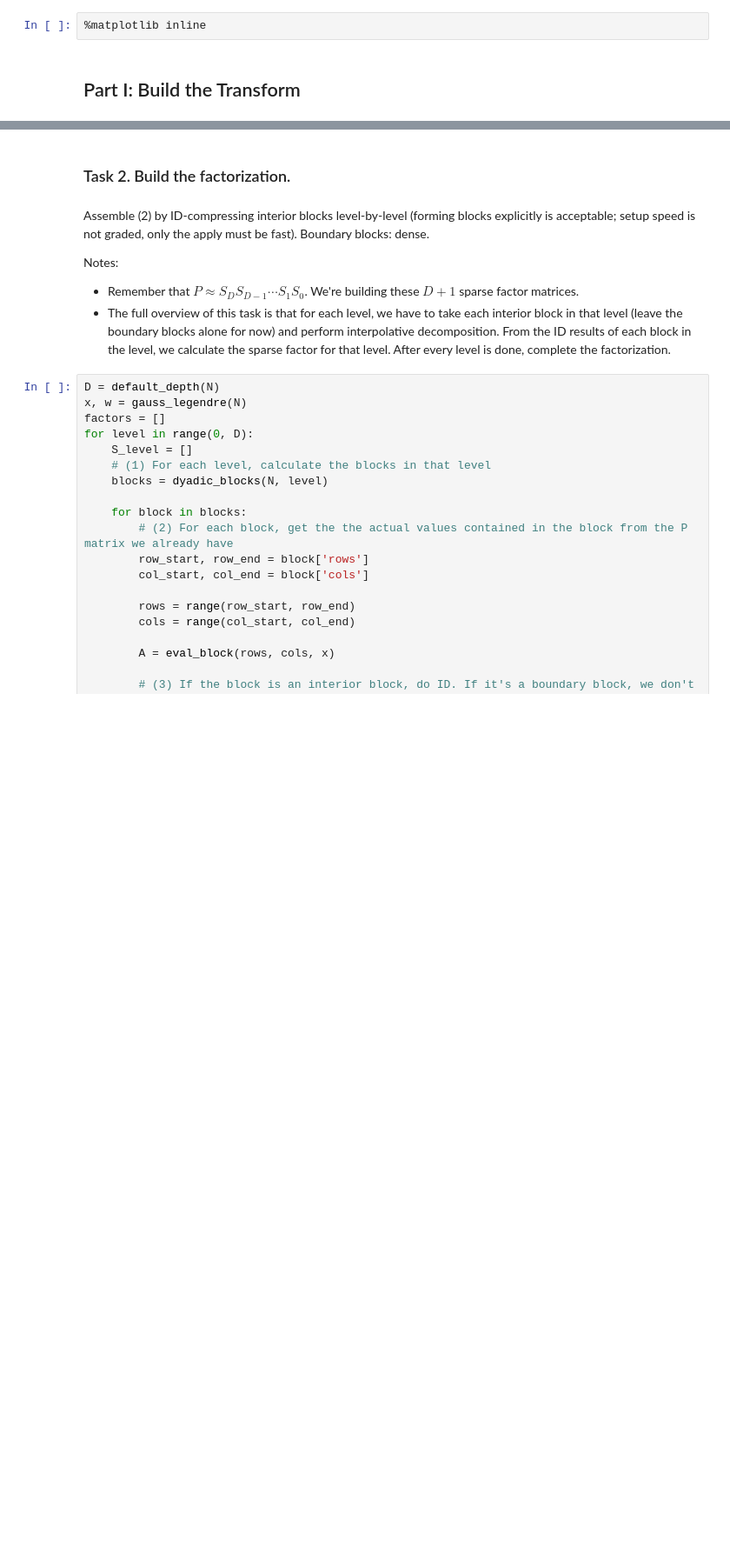
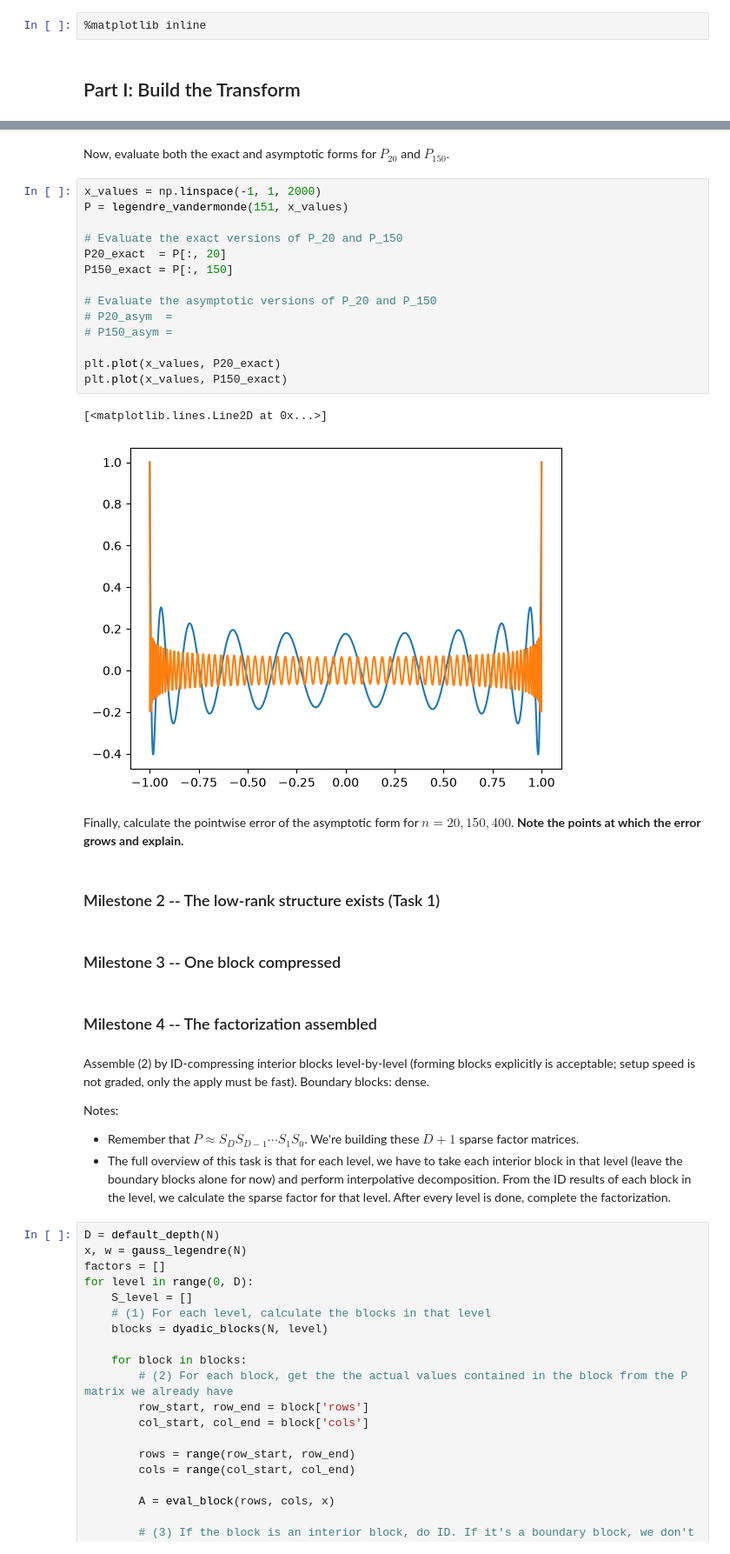
Before and after one commit to leahghartman/university-notes, a Jupyter notebook: graduate-3/semester-1/MATH671/code/butterfly_factorization/butterfly_factorization.ipynb, the cells around one changed output, grey strips where cells are left out. Shown at 87% size. Drawn from its saved outputs; the diff is of its cells as text; blank space fills up the shorter version.

Commit message:
Committing butterfly factorization project file

```diff
--- a/graduate-3/semester-1/MATH671/code/butterfly_factorization/butterfly_factorization.ipynb
+++ b/graduate-3/semester-1/MATH671/code/butterfly_factorization/butterfly_factorization.ipynb
@@ -75,5 +46,30 @@ plt.show()
+# %% [markdown]
+Now, evaluate both the exact and asymptotic forms for $P_{20}$ and $P_{150}$.
+# %%
+x_values = np.linspace(-1, 1, 2000)
+P = legendre_vandermonde(151, x_values)
+
+# Evaluate the exact versions of P_20 and P_150
+P20_exact  = P[:, 20]
+P150_exact = P[:, 150]
+
+# Evaluate the asymptotic versions of P_20 and P_150
+# P20_asym  =
+# P150_asym =
+
+plt.plot(x_values, P20_exact)
+plt.plot(x_values, P150_exact)
+# %% [output]
+[<matplotlib.lines.Line2D at 0x...>]
+[figure, added]
+# %% [markdown]
+Finally, calculate the pointwise error of the asymptotic form for $n = 20, 150, 400$. **Note the points at which the error grows and explain.**
 # %% [markdown]
-### Task 2. Build the factorization.
+### Milestone 2 -- The low-rank structure exists (Task 1)
+# %% [markdown]
+### Milestone 3 -- One block compressed
+# %% [markdown]
+### Milestone 4 -- The factorization assembled
 # %% [markdown]
 Assemble (2) by ID-compressing interior blocks level-by-level (forming blocks explicitly is acceptable; setup speed is not graded, only the apply must be fast). Boundary blocks: dense.
 
```
Also changed, not shown: parts of 22 cells of this notebook.
